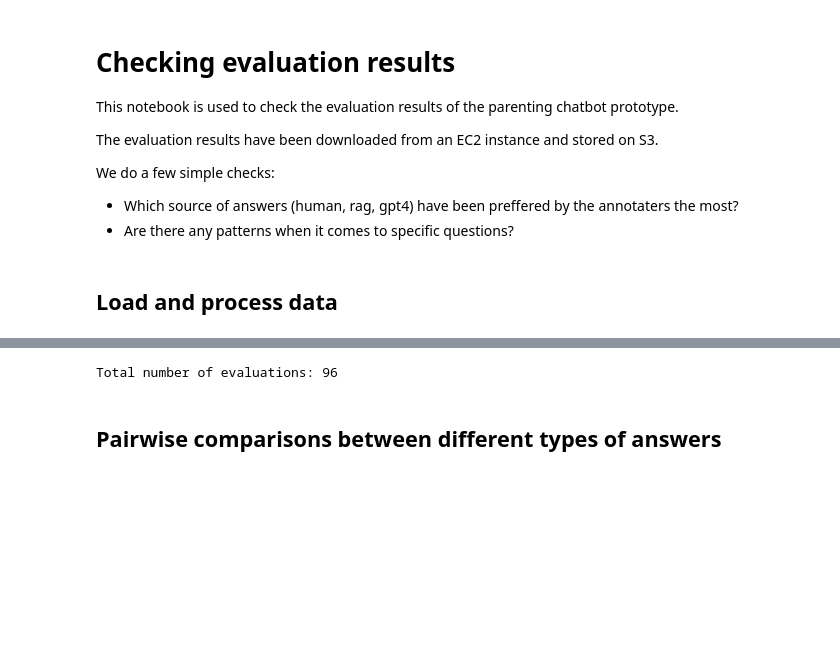
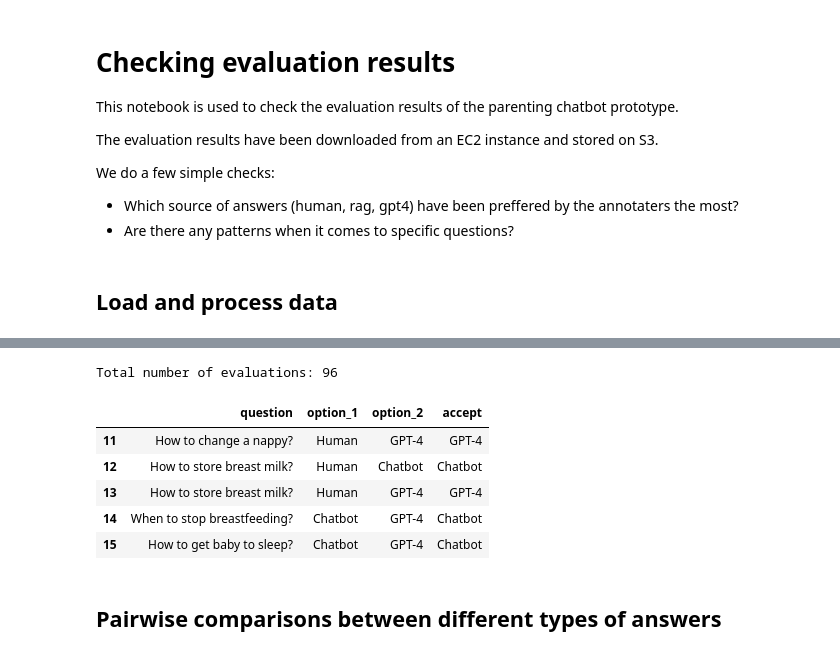
Before and after one commit to nestauk/discovery_generative_ai, a Jupyter notebook: src/evals/check_evals.ipynb, the cells around one changed output, grey strips where cells are left out. Saved outputs shown, nothing was run; the diff lists cells and outputs as text; code cells hidden in the pictures; blank space fills up the shorter version.

```diff
--- a/src/evals/check_evals.ipynb
+++ b/src/evals/check_evals.ipynb
@@ -27,11 +27,13 @@ PATH = f"s3://{environ.get('S3_BUCKET')}/prototypes/parenting-chatbot/prodigy_ev
 # Titles of the three options
 OPTIONS = ["Human", "Chatbot", "GPT-4"]
 
+
 def extract_question(text:str) -> str:
     """Extract the question from the text,
     which is always between > and < symbols
     """
     return re.search(r">(.*)<", text).group(1)
+
 
 def extract_options(options: Dict) -> List:
     """Extract options (ie, human, rag or gpt4) from the dictionary
@@ -73,10 +75,14 @@ def prepare_evaluation_dataframe(eval_data: List, accepted_sessions: List) -> pd
         .query("no_of_accept == 1")
         .assign(accept=lambda df: df["accept"].apply(lambda x: x[0]))
         .replace({"rag": "Chatbot", "gpt4": "GPT-4", "human": "Human"})
-    )[["question", "option_1", "option_2", "accept", "_session_id"]]
+    )[["question", "option_1", "option_2", "accept"]]
 
 
-def get_win_matrix(eval_df: pd.DataFrame, options: List, normalised: bool=True) -> pd.DataFrame:
+def get_win_matrix(
+        eval_df: pd.DataFrame,
+        options: List,
+        normalised: bool=True
+    ) -> pd.DataFrame:
     """Create a matrix showing the number or percentage of wins for each option
     Rows are the winner, columns are the loser
 
@@ -113,7 +119,11 @@ def get_win_matrix(eval_df: pd.DataFrame, options: List, normalised: bool=True)
     return matrix
 
 
-def get_question_matrix(eval_df: pd.DataFrame, options: List, normalised: bool=True) -> pd.DataFrame:
+def get_question_matrix(
+        eval_df: pd.DataFrame,
+        options: List,
+        normalised: bool=True
+    ) -> pd.DataFrame:
     # Create a matrix with questions as rows and options as columns
     question_matrix = pd.DataFrame(index=eval_df['question'].unique(), columns=options, data=0)
 
@@ -170,14 +200,19 @@ def plot_heatmap(matrix: pd.DataFrame, square: bool = True, percentages: bool=Tr
 # %%
-# Evaluation data from Prodigy
-eval_data = read_jsonl_from_s3(PATH + "output_20231010.jsonl")
 # Sessions to use for final results
 accepted_sessions = read_jsonl_from_s3(PATH + "accepted_sessions.jsonl")[0]['sessions']
 
 print(f"Total number of evaluations: {total_number_of_evaluations(eval_data, accepted_sessions)}")
 
 eval_df = prepare_evaluation_dataframe(eval_data, accepted_sessions)
+eval_df.head(5)
 # %% [output]
 Total number of evaluations: 96
+|  | question | option_1 | option_2 | accept |
+| 11 | How to change a nappy? | Human | GPT-4 | GPT-4 |
+| 12 | How to store breast milk? | Human | Chatbot | Chatbot |
+| 13 | How to store breast milk? | Human | GPT-4 | GPT-4 |
+| 14 | When to stop breastfeeding? | Chatbot | GPT-4 | Chatbot |
+| 15 | How to get baby to sleep? | Chatbot | GPT-4 | Chatbot |
 # %% [markdown]
 ## Pairwise comparisons between different types of answers
 # %%
```
Also changed, not shown: parts of 1 cell of this notebook.
